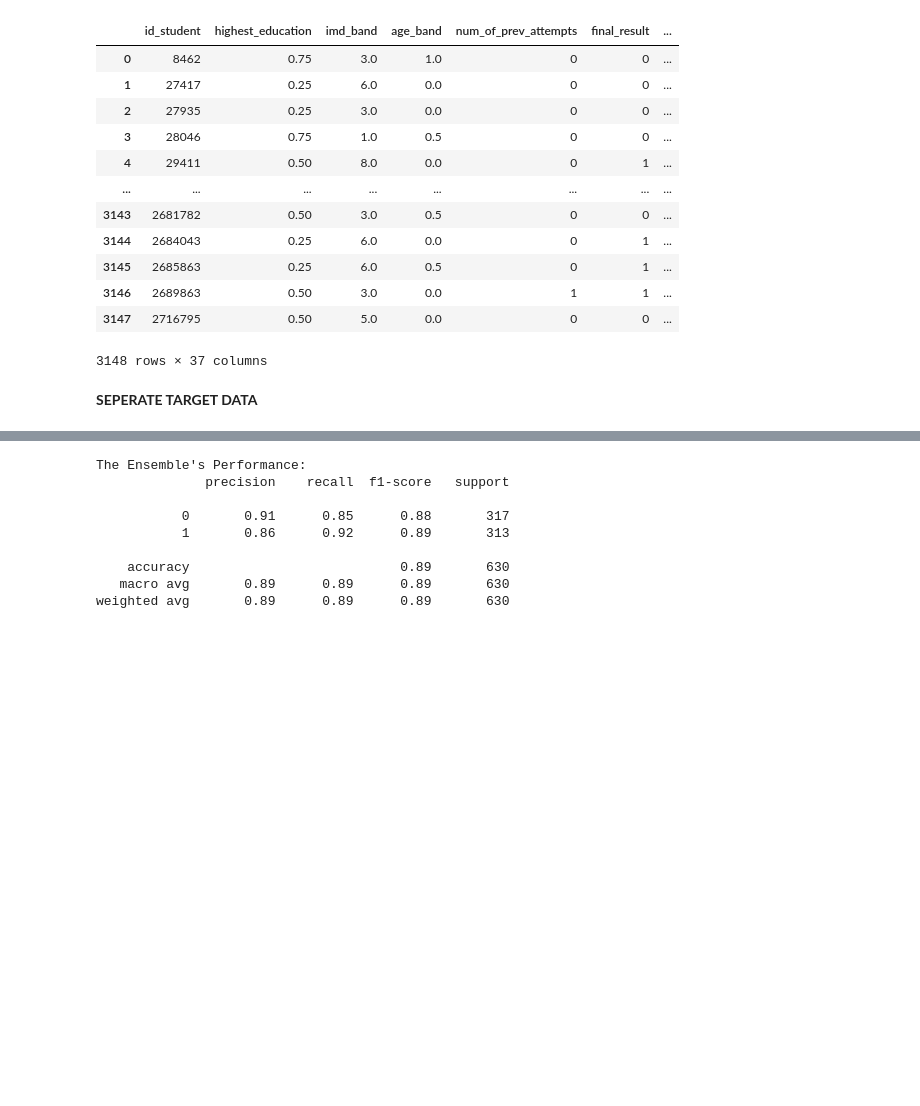
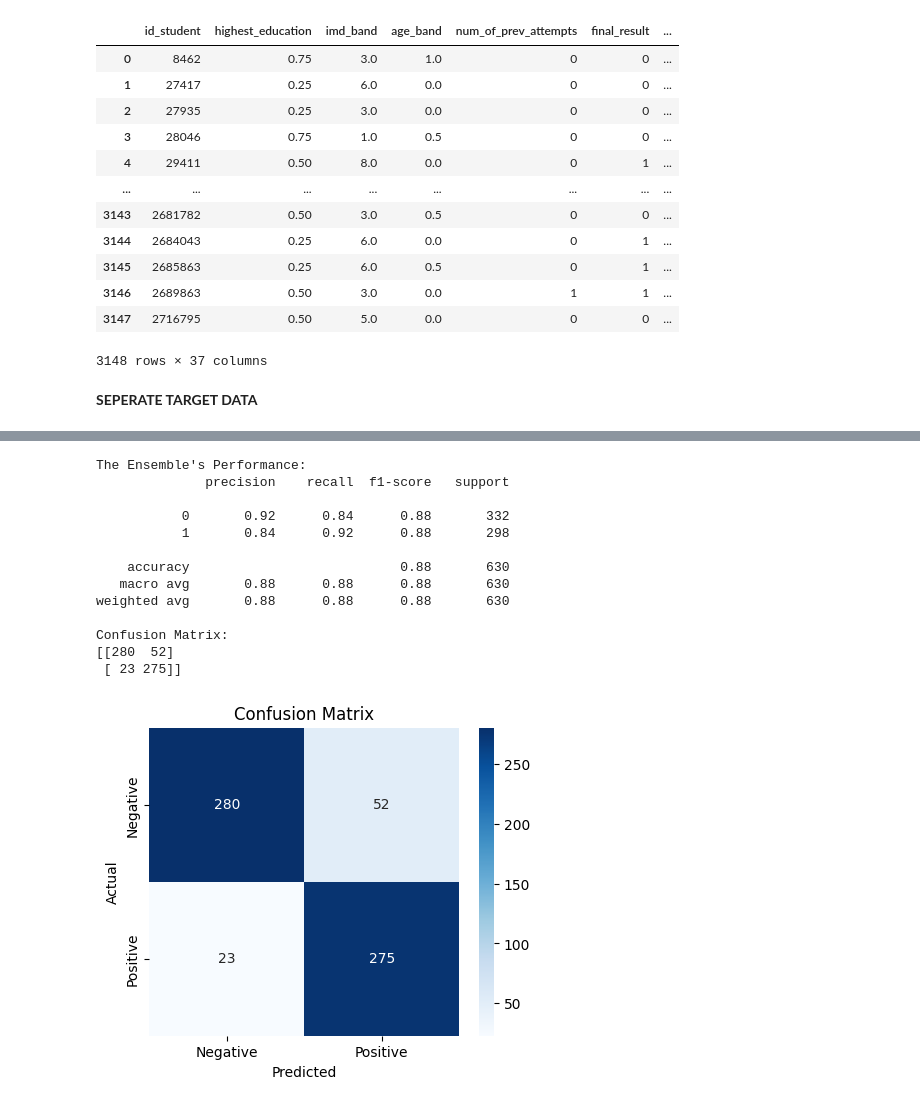
Before and after one commit to SamTK174/MCAProject, a Jupyter notebook: study_2.ipynb, the cells around one changed output, grey strips where cells are left out. Saved outputs shown, nothing was run; the diff lists cells and outputs as text; code cells hidden in the pictures; blank space fills up the shorter version.

```diff
--- a/study_2.ipynb
+++ b/study_2.ipynb
@@ -651,7 +973,8 @@ plt.show()
 
 X_train, X_test, y_train, y_test = train_test_split(X,y,
     test_size=0.2,  # Proportion of the data to be used for testing (20% here)
-    random_state=42  # For reproducibility
+    random_state=42,# For reproducibility
+    stratify=y  # Ensure the class distribution is preserved in the split
 )
 # Print or check the shapes of the resulting datasets
 print(f"X_train shape: {X_train.shape}")
@@ -682,9 +1005,6 @@ X_test_scaled[columns_to_scale] = X_test_scaled[columns_to_scale].fillna(-1)
 # Print or check the shapes of the resulting datasets
 print(f"X_train_scaled shape: {X_train.shape}")
 print(f"X_test_scaled shape: {X_test.shape}")
-
-display(y_train.info())
-display(X_train_scaled.info())
 # %% [output]
 X_train shape: (2518, 31)
 X_test shape: (630, 31)
@@ -764,0 +1046,11 @@ print(results_df)
+# %%
+# Initialize DummyClassifier with 'most_frequent' strategy
+dummy_clf = DummyClassifier(strategy="most_frequent")
+dummy_clf.fit(X_train_scaled, y_train)
+
+# Predictions
+y_pred = dummy_clf.predict(X_test_scaled)
+
+# Calculate metrics
+accuracy = accuracy_score(y_test, y_pred)
+print(f"DummyClassifier Baseline Accuracy: {accuracy:.2f}")
@@ -851,34 +1290,50 @@ weighted avg       0.88      0.87      0.87       630
 # %%
-#Build an ensemble from the best three models
+#Build an ensemble from the best two models
 # Define individual models
-svm = SVC(C=1, gamma=0.1, kernel='rbf', probability=True, random_state=42)  # Set probability=True for soft voting
-random_forest = RandomForestClassifier(max_depth= 100, min_samples_leaf= 4, min_samples_split= 2, n_estimators= 500, random_state=42)
-knn = KNeighborsClassifier(metric= 'manhattan', n_neighbors= 10, weights= 'distance')
+svm = SVC(C=10, gamma=0.1, kernel="rbf", probability=True, random_state=42)  # Set probability=True for soft voting
+random_forest = RandomForestClassifier(max_depth= 10, min_samples_leaf= 1, min_samples_split= 10, n_estimators= 200, random_state=42)
+#dt = DecisionTreeClassifier(ccp_alpha= 0.01, criterion= "entropy", max_depth= 10, min_samples_leaf= 1, min_samples_split= 2)
 
 # Create the ensemble model using VotingClassifier (soft voting)
 ensemble = VotingClassifier(estimators=[
     ('svm', svm),
-    ('rf', random_forest),
-    ('knn', knn)
+    ('rf', random_forest)
+    #('dt', dt)
 ], voting='soft')
 
 # Train the ensemble model
 ensemble.fit(X_train_scaled, y_train)
 
 # Make predictions on the test set
 y_pred = ensemble.predict(X_test_scaled)
 
-# Evaluate the ensemble model's Performance
-y_pred = ensemble.predict(X_test_scaled)
 print(f"\nThe Ensemble's Performance:")
 print(classification_report(y_test, y_pred))
+
+# Compute Confusion Matrix
+cm = confusion_matrix(y_test, y_pred)
+
+print(f"Confusion Matrix:\n{cm}")
+
+# Plot Confusion Matrix
+plt.figure(figsize=(5,4))
+sns.heatmap(cm, annot=True, fmt="d", cmap="Blues", xticklabels=["Negative", "Positive"], yticklabels=["Negative", "Positive"])
+plt.xlabel("Predicted")
+plt.ylabel("Actual")
+plt.title("Confusion Matrix")
+plt.show()
 # %% [output]
 The Ensemble's Performance:
               precision    recall  f1-score   support
 
-           0       0.91      0.85      0.88       317
-           1       0.86      0.92      0.89       313
+           0       0.92      0.84      0.88       332
+           1       0.84      0.92      0.88       298
 
-    accuracy                           0.89       630
-   macro avg       0.89      0.89      0.89       630
-weighted avg       0.89      0.89      0.89       630
+    accuracy                           0.88       630
+   macro avg       0.88      0.88      0.88       630
+weighted avg       0.88      0.88      0.88       630
+
+Confusion Matrix:
+[[280  52]
+ [ 23 275]]
+[figure, added]
```
Also changed, not shown: parts of 47 cells of this notebook.
